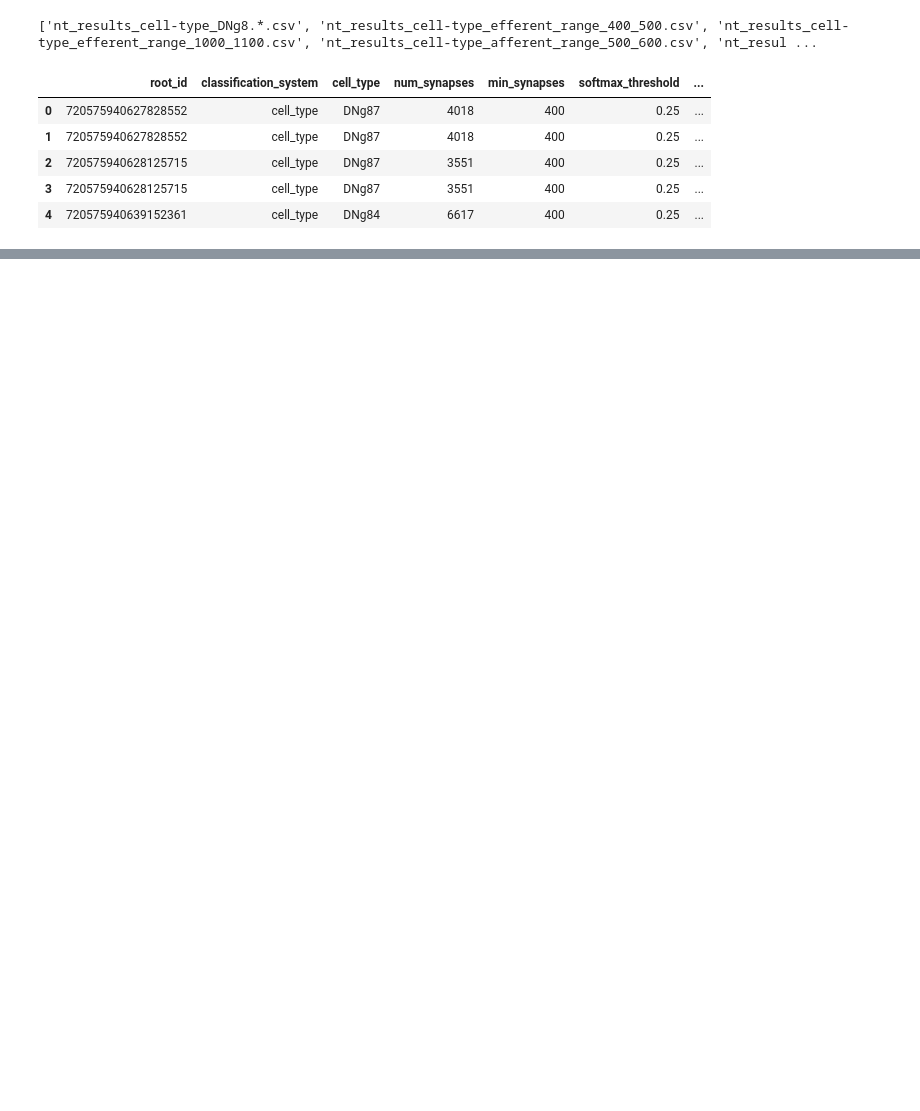
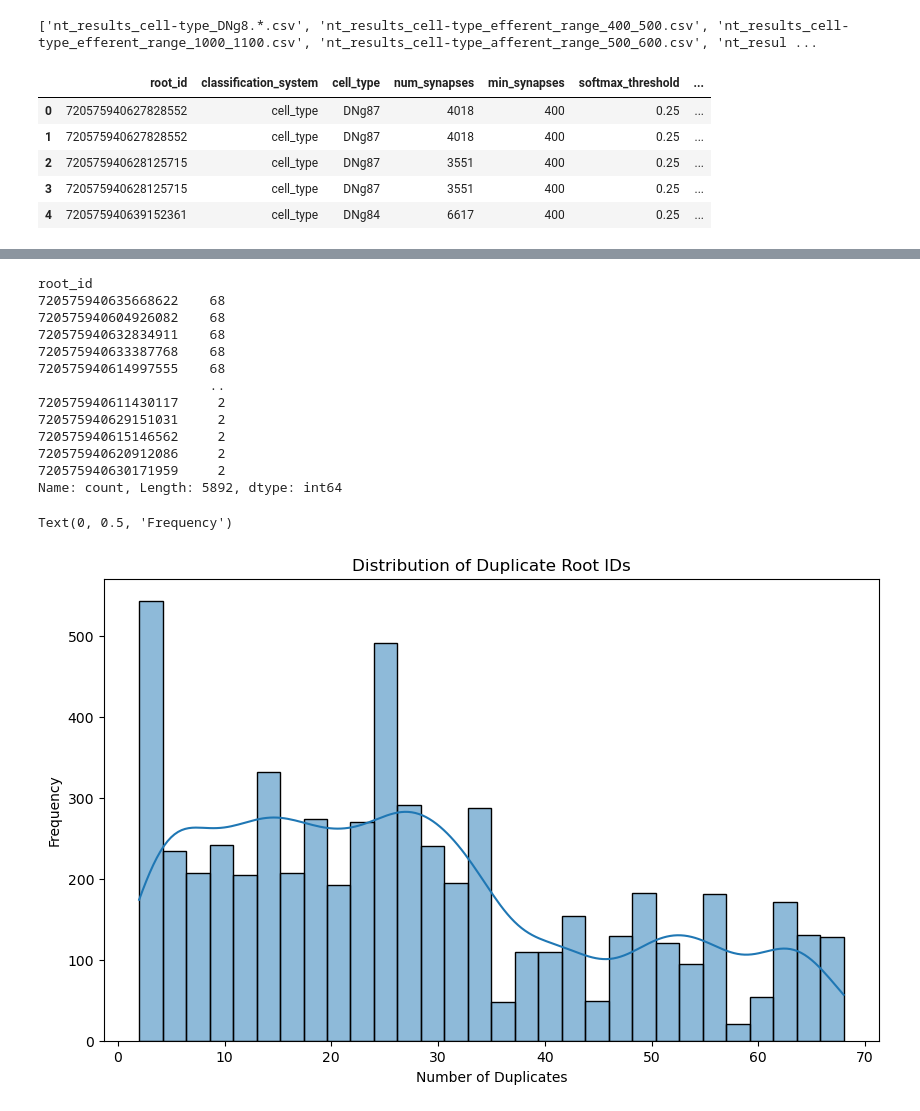
Before and after one commit to MetaCell/ai-model-for-connectomics, a Jupyter notebook: notebooks/fauai-12_ViewCoTransmissionPatterns.ipynb, the cells around one changed output, grey strips where cells are left out. Cells and saved outputs as stored; diff of their text form; code cells hidden in the pictures; blank space fills up the shorter version.

```diff
--- a/notebooks/fauai-12_ViewCoTransmissionPatterns.ipynb
+++ b/notebooks/fauai-12_ViewCoTransmissionPatterns.ipynb
@@ -28,0 +72,25 @@ nt_results_df.head()
+# %%
+# Amount of duplication
+duplicate_root_ids = nt_results_df["root_id"].value_counts()
+display(duplicate_root_ids)
+plt.figure(figsize=(10, 6))
+sns.histplot(duplicate_root_ids, kde=True, bins=30)
+plt.title("Distribution of Duplicate Root IDs")
+plt.xlabel("Number of Duplicates")
+plt.ylabel("Frequency")
+# %% [output]
+root_id
+720575940635668622    68
+720575940604926082    68
+720575940632834911    68
+720575940633387768    68
+720575940614997555    68
+                      ..
+720575940611430117     2
+720575940629151031     2
+720575940615146562     2
+720575940620912086     2
+720575940630171959     2
+Name: count, Length: 5892, dtype: int64
+Text(0, 0.5, 'Frequency')
+[figure, added]
```
Also changed, not shown: parts of 22 cells of this notebook.
